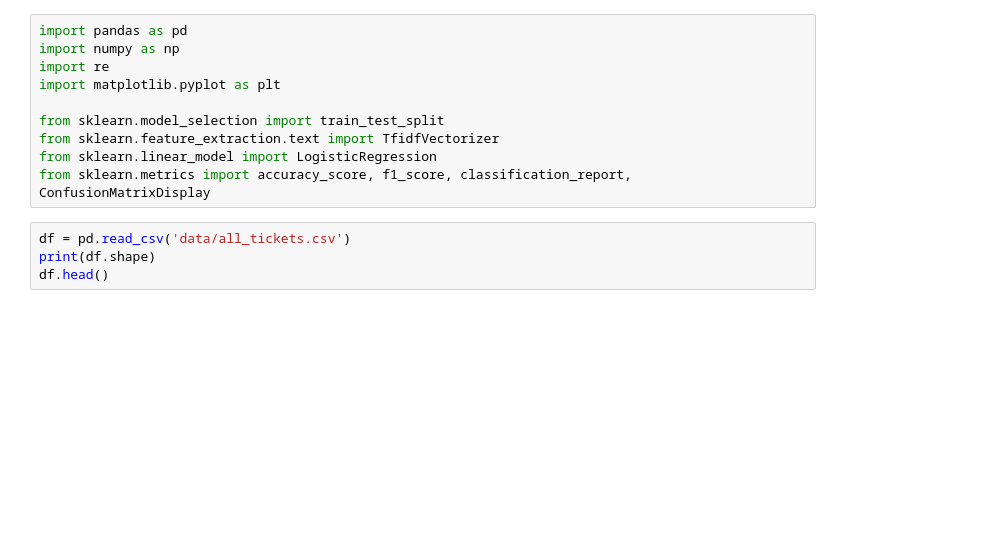
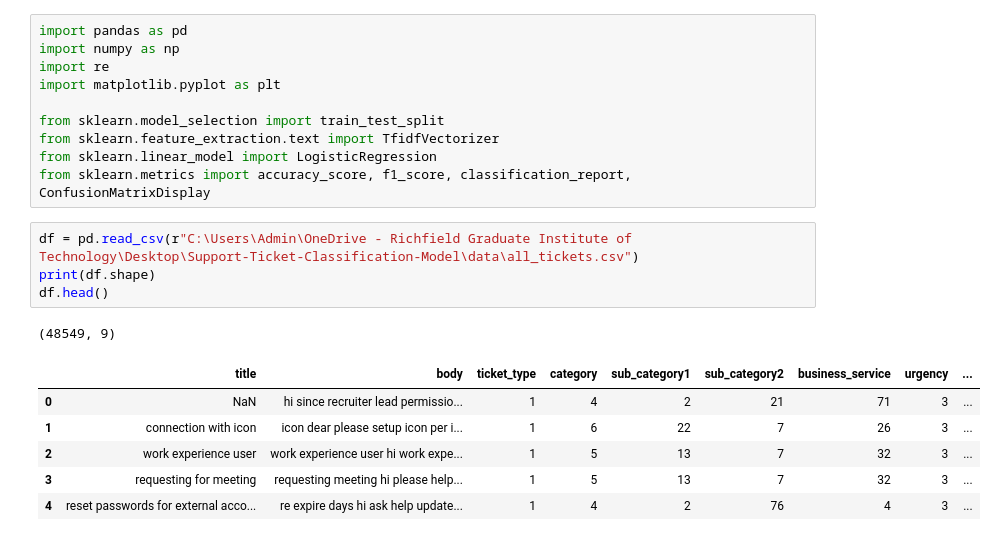
Before and after one commit to leanmuzveba/Support-Ticket-Classification-Model, a Jupyter notebook: notebooks/02_ticket_classification.ipynb, the cells around one changed output. Cells and saved outputs as stored; diff of their text form; blank space fills up the shorter version.

Commit message:
Build, test model

```diff
--- a/notebooks/02_ticket_classification.ipynb
+++ b/notebooks/02_ticket_classification.ipynb
@@ -9,9 +9,17 @@ from sklearn.feature_extraction.text import TfidfVectorizer
 from sklearn.linear_model import LogisticRegression
 from sklearn.metrics import accuracy_score, f1_score, classification_report, ConfusionMatrixDisplay
 # %%
-df = pd.read_csv('data/all_tickets.csv')
+df = pd.read_csv(r"C:\Users\Admin\OneDrive - Richfield Graduate Institute of Technology\Desktop\Support-Ticket-Classification-Model\data\all_tickets.csv")
 print(df.shape)
 df.head()
+# %% [output]
+(48549, 9)
+|  | title | body | ticket_type | category | sub_category1 | sub_category2 | business_service | urgency | ... |
+| 0 | NaN | hi since recruiter lead permissio... | 1 | 4 | 2 | 21 | 71 | 3 | ... |
+| 1 | connection with icon | icon dear please setup icon per i... | 1 | 6 | 22 | 7 | 26 | 3 | ... |
+| 2 | work experience user | work experience user hi work expe... | 1 | 5 | 13 | 7 | 32 | 3 | ... |
+| 3 | requesting for meeting | requesting meeting hi please help... | 1 | 5 | 13 | 7 | 32 | 3 | ... |
+| 4 | reset passwords for external acco... | re expire days hi ask help update... | 1 | 4 | 2 | 76 | 4 | 3 | ... |
 # %%
 #NULLS AND LABEL DISTRIBUTION
 print(df.isnull().sum())
```
Also changed, not shown: parts of 10 cells of this notebook.
